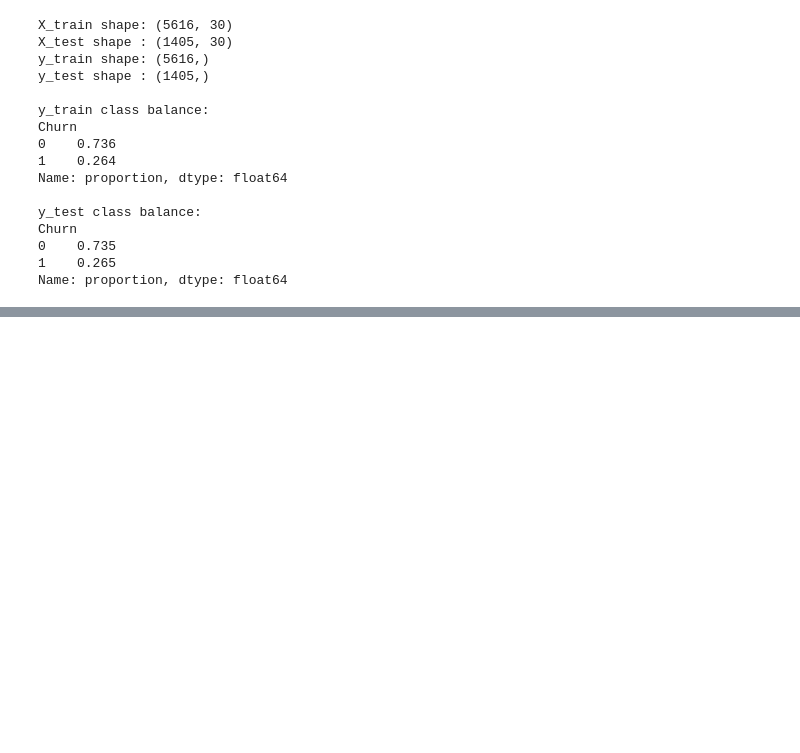
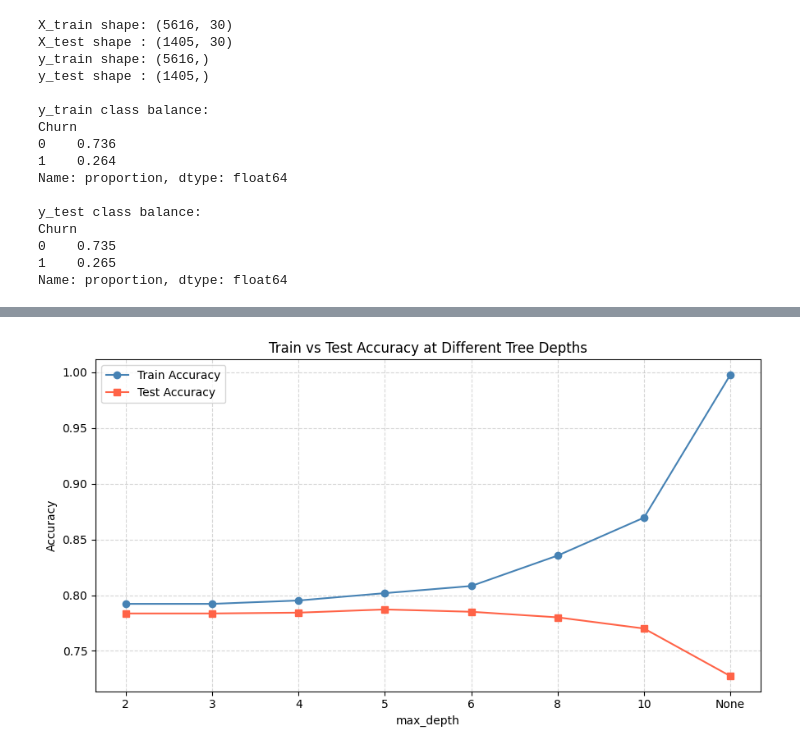
Before and after one commit to Shahrukh-aidev/machine-learning-journey, a Jupyter notebook: ML_Lab_3.ipynb, the cells around one changed output, grey strips where cells are left out. Saved outputs shown, nothing was run; the diff lists cells and outputs as text; code cells hidden in the pictures; blank space fills up the shorter version.

```diff
--- a/ML_Lab_3.ipynb
+++ b/ML_Lab_3.ipynb
@@ -155,0 +270,23 @@ Name: proportion, dtype: float64
+# %%
+# ── Task: Loop over max_depth values ──────────────────────────────────
+import pandas as pd
+
+depths = [2, 3, 4, 5, 6, 8, 10, None]
+results = []
+
+for d in depths:
+    model = DecisionTreeClassifier(max_depth=d, random_state=42)
+    model.fit(X_train, y_train)
+
+    tr_acc = accuracy_score(y_train, model.predict(X_train))
+    te_acc = accuracy_score(y_test,  model.predict(X_test))
+
+    results.append({
+        'max_depth'      : str(d),
+        'train_accuracy' : round(tr_acc, 4),
+        'test_accuracy'  : round(te_acc, 4),
+        'gap'            : round(tr_acc - te_acc, 4)
+    })
+
+results_df = pd.DataFrame(results)
+print(results_df.to_string(index=False))
@@ -155,0 +303,20 @@ Name: proportion, dtype: float64
+# %%
+# ── Task: Plot train vs test accuracy ─────────────────────────────────
+import matplotlib.pyplot as plt
+
+x_labels = results_df['max_depth']
+x_pos    = range(len(x_labels))
+
+plt.figure(figsize=(9, 5))
+plt.plot(x_pos, results_df['train_accuracy'], marker='o', label='Train Accuracy', color='steelblue')
+plt.plot(x_pos, results_df['test_accuracy'],  marker='s', label='Test Accuracy',  color='tomato')
+plt.xticks(x_pos, x_labels)
+plt.xlabel('max_depth')
+plt.ylabel('Accuracy')
+plt.title('Train vs Test Accuracy at Different Tree Depths')
+plt.legend()
+plt.grid(True, linestyle='--', alpha=0.5)
+plt.tight_layout()
+plt.show()
+# %% [output]
+[figure, added]
```
Also changed, not shown: parts of 14 cells of this notebook.
